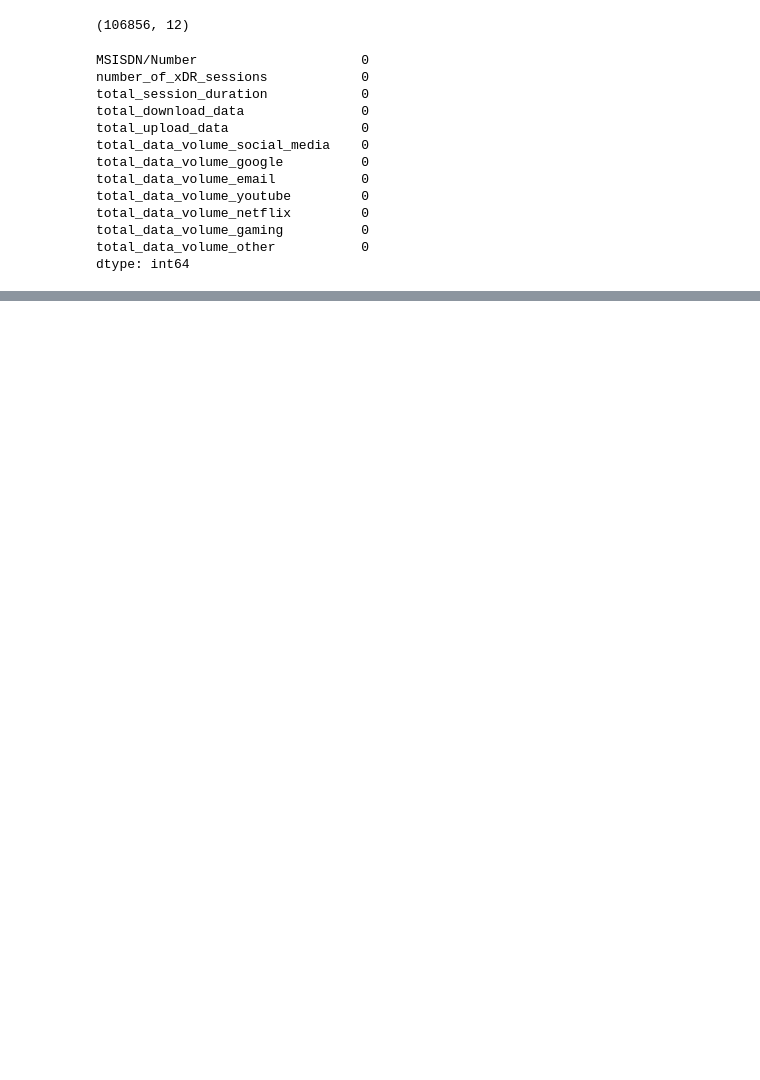
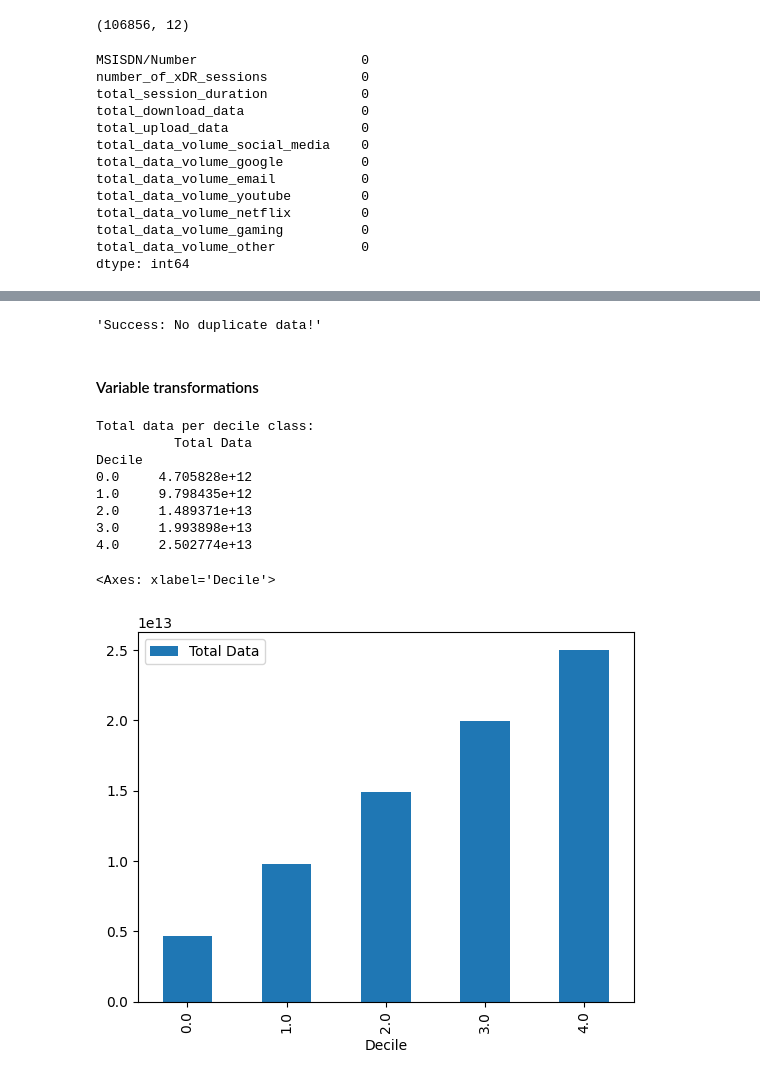
Before and after one commit to GetieBalew24/TellCo_Telecom_Analysis, a Jupyter notebook: notebooks/user_overview_analysis.ipynb, the cells around one changed output, grey strips where cells are left out. Cells and saved outputs as stored; diff of their text form; code cells hidden in the pictures; blank space fills up the shorter version.

```diff
--- a/notebooks/user_overview_analysis.ipynb
+++ b/notebooks/user_overview_analysis.ipynb
@@ -228,0 +219,34 @@ dtype: int64
+# %%
+# Check duplicate data
+data_quality.check_duplicate_data(df)
+# %% [output]
+'Success: No duplicate data!'
+# %% [markdown]
+#### Variable transformations
+# %%
+# Create a new column for Total Duration
+df['Total Duration'] = df['Total DL (Bytes)'] + df['Total UL (Bytes)']
+
+# Compute total data (DL + UL)
+df['Total Data'] = df['Total DL (Bytes)'] + df['Total UL (Bytes)']
+
+# Segment users into 5 decile classes based on total duration
+df['Decile'] = pd.qcut(df['Total Duration'], 5, labels=False)
+
+# Compute the total data per decile class
+total_data_per_decile = df.groupby('Decile')['Total Data'].sum().to_frame()
+
+print("Total data per decile class:")
+print(total_data_per_decile)
+total_data_per_decile.plot(kind='bar')
+# %% [output]
+Total data per decile class:
+          Total Data
+Decile
+0.0     4.705828e+12
+1.0     9.798435e+12
+2.0     1.489371e+13
+3.0     1.993898e+13
+4.0     2.502774e+13
+<Axes: xlabel='Decile'>
+[figure, added]
```
Also changed, not shown: parts of 9 cells of this notebook.
